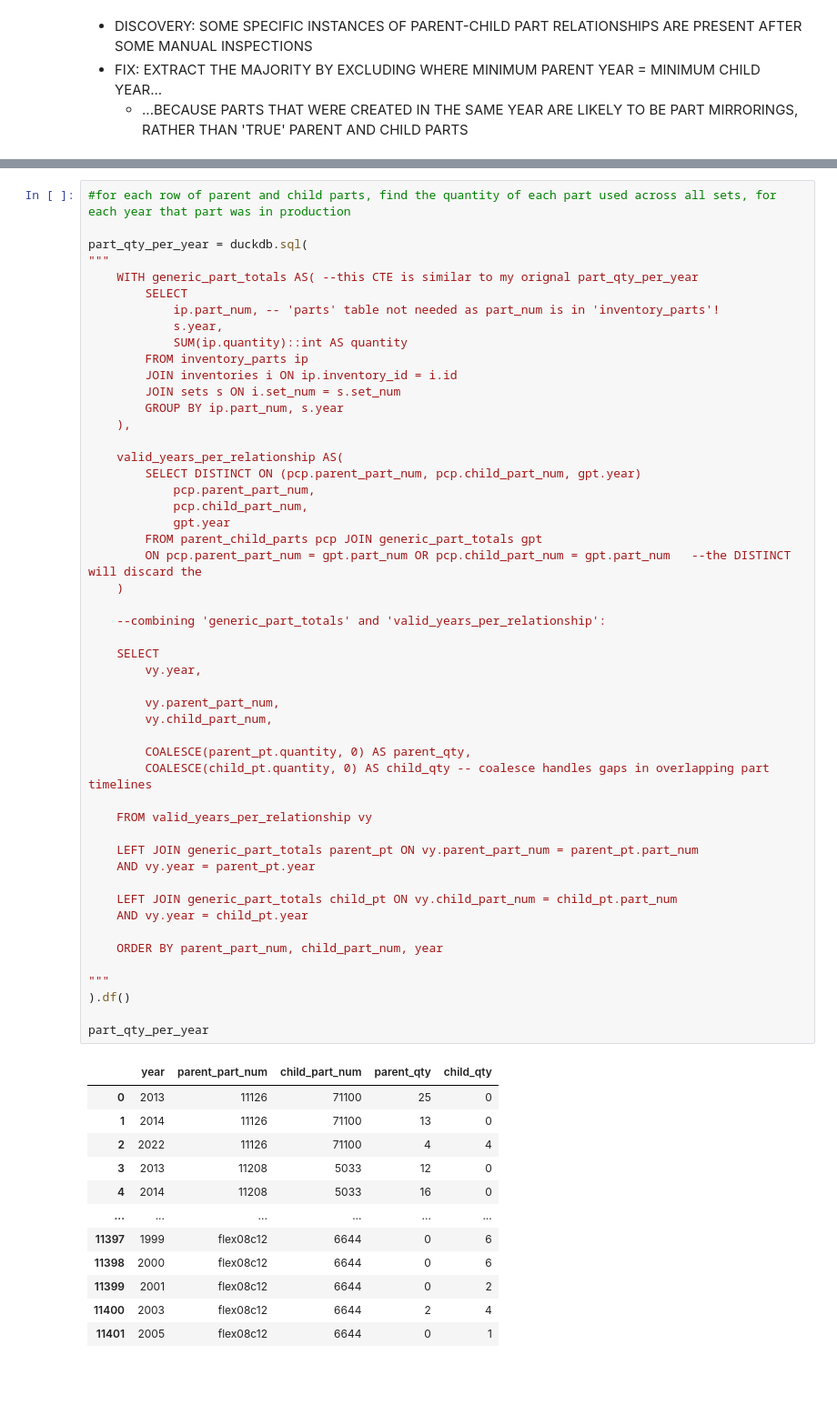
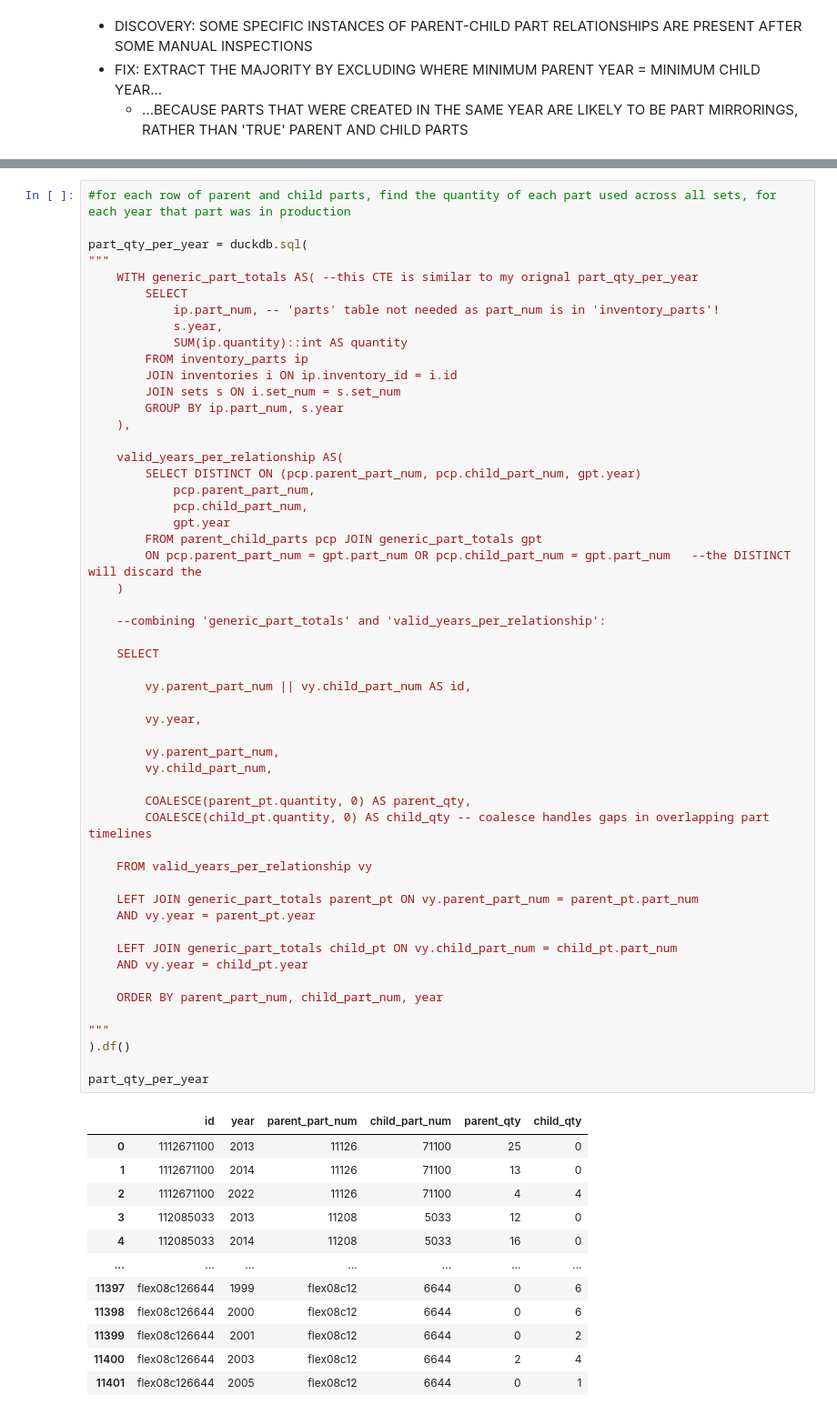
Before and after one commit to r4y856/Lego-Parts-Analysis, a Jupyter notebook: data_analysis_1.ipynb, the cells around one changed output, grey strips where cells are left out. Shown at 91% size. Cells and saved outputs as stored; diff of their text form; blank space fills up the shorter version.

Commit message:
added primary key to 'parent_child_parts' and foreign key to 'part_qty_per_year

```diff
--- a/data_analysis_1.ipynb
+++ b/data_analysis_1.ipynb
@@ -152,42 +154,45 @@ part_qty_per_year = duckdb.sql(
         FROM parent_child_parts pcp JOIN generic_part_totals gpt
         ON pcp.parent_part_num = gpt.part_num OR pcp.child_part_num = gpt.part_num   --the DISTINCT will discard the
     )
 
     --combining 'generic_part_totals' and 'valid_years_per_relationship':
 
     SELECT
+
+        vy.parent_part_num || vy.child_part_num AS id,
+
         vy.year,
 
         vy.parent_part_num,
         vy.child_part_num,
 
         COALESCE(parent_pt.quantity, 0) AS parent_qty,
         COALESCE(child_pt.quantity, 0) AS child_qty -- coalesce handles gaps in overlapping part timelines
 
     FROM valid_years_per_relationship vy
 
     LEFT JOIN generic_part_totals parent_pt ON vy.parent_part_num = parent_pt.part_num
     AND vy.year = parent_pt.year
 
     LEFT JOIN generic_part_totals child_pt ON vy.child_part_num = child_pt.part_num
     AND vy.year = child_pt.year
 
     ORDER BY parent_part_num, child_part_num, year
 
 """
 ).df()
 
 part_qty_per_year
 # %% [output]
-|  | year | parent_part_num | child_part_num | parent_qty | child_qty |
-| 0 | 2013 | 11126 | 71100 | 25 | 0 |
-| 1 | 2014 | 11126 | 71100 | 13 | 0 |
-| 2 | 2022 | 11126 | 71100 | 4 | 4 |
-| 3 | 2013 | 11208 | 5033 | 12 | 0 |
-| 4 | 2014 | 11208 | 5033 | 16 | 0 |
-| ... | ... | ... | ... | ... | ... |
-| 11397 | 1999 | flex08c12 | 6644 | 0 | 6 |
-| 11398 | 2000 | flex08c12 | 6644 | 0 | 6 |
-| 11399 | 2001 | flex08c12 | 6644 | 0 | 2 |
-| 11400 | 2003 | flex08c12 | 6644 | 2 | 4 |
-| 11401 | 2005 | flex08c12 | 6644 | 0 | 1 |
+|  | id | year | parent_part_num | child_part_num | parent_qty | child_qty |
+| 0 | 1112671100 | 2013 | 11126 | 71100 | 25 | 0 |
+| 1 | 1112671100 | 2014 | 11126 | 71100 | 13 | 0 |
+| 2 | 1112671100 | 2022 | 11126 | 71100 | 4 | 4 |
+| 3 | 112085033 | 2013 | 11208 | 5033 | 12 | 0 |
+| 4 | 112085033 | 2014 | 11208 | 5033 | 16 | 0 |
+| ... | ... | ... | ... | ... | ... | ... |
+| 11397 | flex08c126644 | 1999 | flex08c12 | 6644 | 0 | 6 |
+| 11398 | flex08c126644 | 2000 | flex08c12 | 6644 | 0 | 6 |
+| 11399 | flex08c126644 | 2001 | flex08c12 | 6644 | 0 | 2 |
+| 11400 | flex08c126644 | 2003 | flex08c12 | 6644 | 2 | 4 |
+| 11401 | flex08c126644 | 2005 | flex08c12 | 6644 | 0 | 1 |
```
Also changed, not shown: parts of 6 cells of this notebook.
